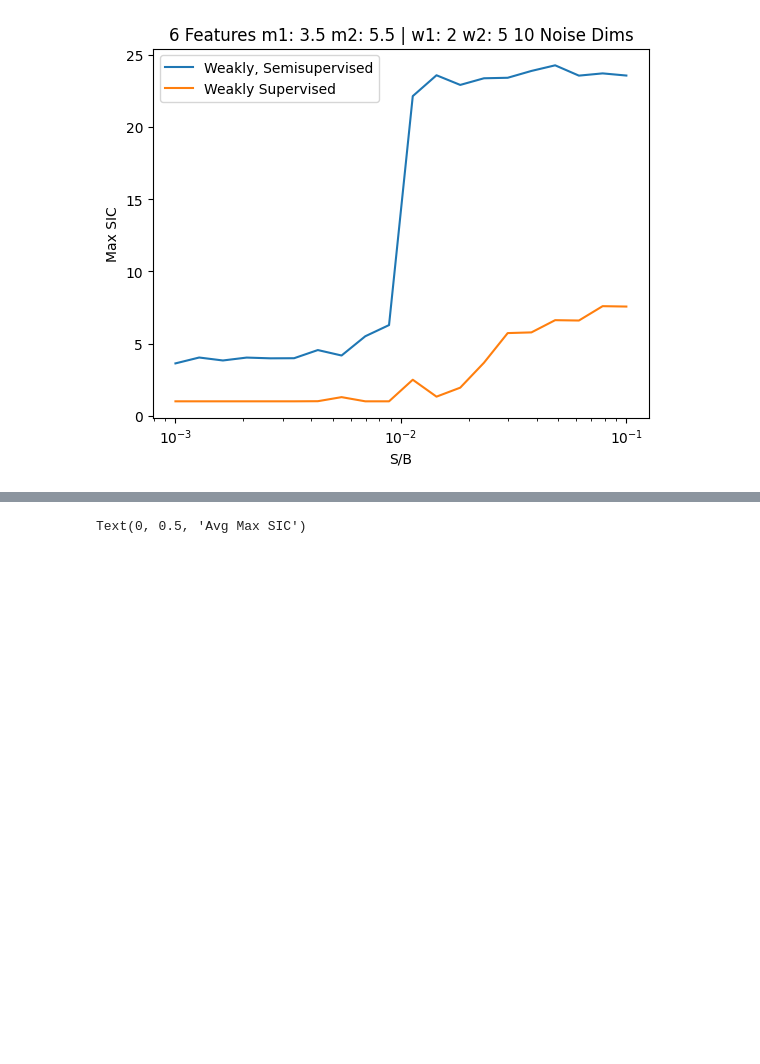
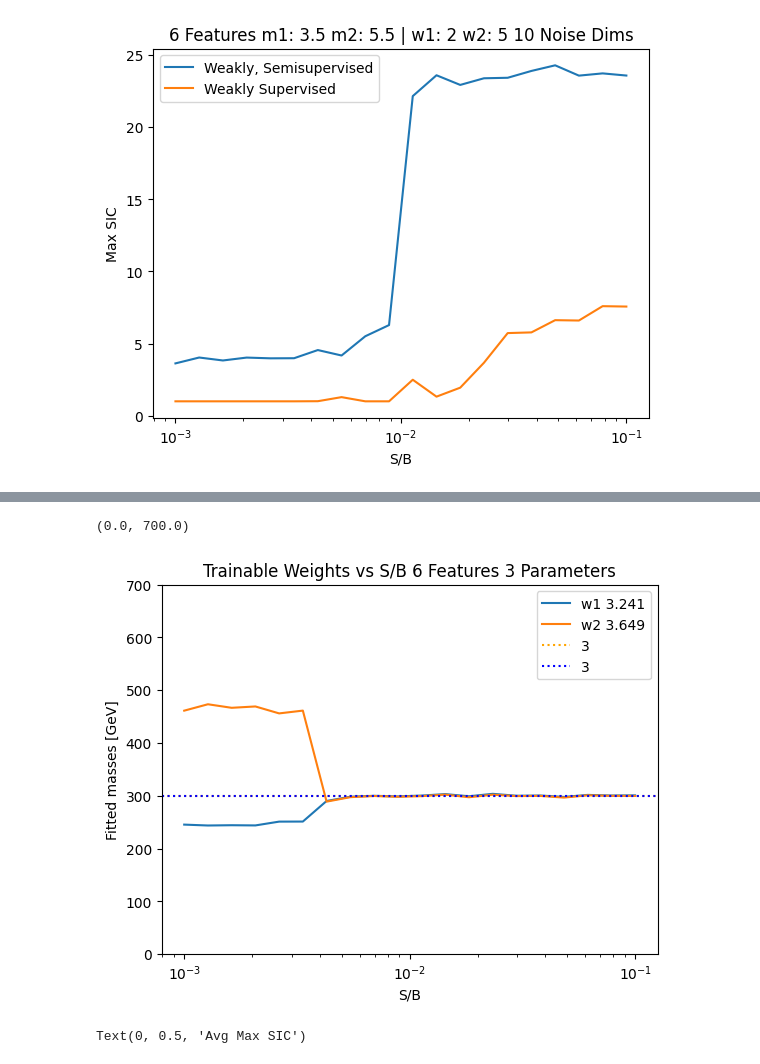
Before and after one commit to GitGup/SemiWeaklySupervised, a Jupyter notebook: SemiWeakly6Features.ipynb, the cells around one changed output, grey strips where cells are left out. Saved outputs shown, nothing was run; the diff lists cells and outputs as text; code cells hidden in the pictures; blank space fills up the shorter version.

Commit message:
randomization of signal bug fix, rewriting FS in ensemble loop

```diff
--- a/SemiWeakly6Features.ipynb
+++ b/SemiWeakly6Features.ipynb
@@ -576,11 +560,11 @@ for _ in range(num_runs):
     msic2 = []
     msic3 = []
 
-    # w1 = round(random.uniform(0.5, 6.0),3)
-    # w2 = round(random.uniform(0.5, 6.0),3)
+    w1 = round(random.uniform(0.5, 6.0),3)
+    w2 = round(random.uniform(0.5, 6.0),3)
 
-    w1 = 2
-    w2 = 5
+#     w1 = 3.241
+#     w2 = 3.649
 
     initial_weights_list_runs.append((w1, w2))
 
@@ -617,18 +601,16 @@ for _ in range(num_runs):
         model_all2 = Model(inputs = inputs, outputs = ws)
         model_all2.compile(loss='binary_crossentropy', optimizer=tf.keras.optimizers.Adam(learning_rate = 0.01))
 
-        m1 = 3.5
-        m2 = 5.5
+        m1 = 2
+        m2 = 5
 
         test_background = int(1/2 * len(x[0,0, qq, noise]))
         train_reference = int(1/4 *len(x[0,0, qq, noise]))
         train_data = int(1/4 * len(x[0,0, qq, noise]))
         test_signal = int(1/2*len(x[m1,m2, qq, noise]))
 
-        #randomize signal events
-        random_test_signal_length = random.randint(0, test_signal - 1)
         N = int(1/4 * (len(x[0,0, qq, noise])))
-        signal = x[m1, m2, qq, noise][random_test_signal_length:random_test_signal_length + int(sigfrac*N)]
+        signal = x[m1, m2, qq, noise][test_signal:test_signal + int(sigfrac*N)]
 
         x_data_ = np.concatenate([x[0,0, qq, noise][test_background:],signal])
         y_data_ = np.concatenate([np.zeros(train_reference),np.ones(train_data),np.ones(len(signal))])
@@ -670,11 +652,11 @@ for _ in range(num_runs):
 
         x_data_full = np.concatenate([x[0,0, qq, noise],x[m1,m2, qq, noise]])
         y_data_full = np.concatenate([np.zeros(len(x[0,0, qq, noise])),np.ones(len(x[m1,m2, qq, noise]))])
-        X_train_full, X_val_full, Y_train_full, Y_val_full = train_test_split(x_data_full, y_data_full, test_size=0.5)
+        X_train_full, X_val_full, Y_train_full, Y_val_full = train_test_split(x_data_full, y_data_full, test_size=0.5, random_state = 42)
         myhistory_hack_ = model_all2_full.fit(X_train_full[:,0:feature_dims], Y_train_full, epochs=20,validation_data=(X_val_full[:,0:feature_dims], Y_val_full),batch_size=1024, verbose = 0)
 
-        scores_full = model_all2_full.predict(np.concatenate([x[0,0, qq, noise][0:test_background],x[m1,m2, qq, noise][0:random_test_signal_length]]),batch_size=1024)
-        y_full = np.concatenate([np.zeros(test_background),np.ones(random_test_signal_length)])
+        scores_full = model_all2_full.predict(np.concatenate([x[0,0, qq, noise][0:test_background],x[m1,m2, qq, noise][0:test_signal]]),batch_size=1024)
+        y_full = np.concatenate([np.zeros(test_background),np.ones(test_signal)])
         fpr_full, tpr_full, _ = metrics.roc_curve(y_full, scores_full)
 
         msic1.append([np.max(tpr/np.sqrt(fpr+0.0001))])
@@ -695,3 +689,17 @@ Input 0 of layer "dense_754" is incompatible with the layer: expected axis -1 of
+# %%
+plt.plot(sig_list,np.array(weight_list1)*100, label = f"w1 {w1}")
+plt.plot(sig_list,np.array(weight_list2)*100, label = f"w2 {w2}")
+plt.xscale("log")
+plt.xlabel("S/B")
+plt.ylabel("Fitted masses [GeV]")
+plt.title("Trainable Weights vs S/B 6 Features 3 Parameters")
+plt.axhline(m2 * 100,ls=":",color='orange', label = m2)
+plt.axhline(m1 * 100,ls=":",color='blue', label = m1)
+plt.legend()
+plt.ylim([0,700])
+# %% [output]
+(0.0, 700.0)
+[figure, added]
 # %%
 max_sics = {}
 max_sics[("SWS", feature_dims, len(model_all2.trainable_weights), m1, m2)] = msic1_runs
```
Also changed, not shown: parts of 6 cells of this notebook.
